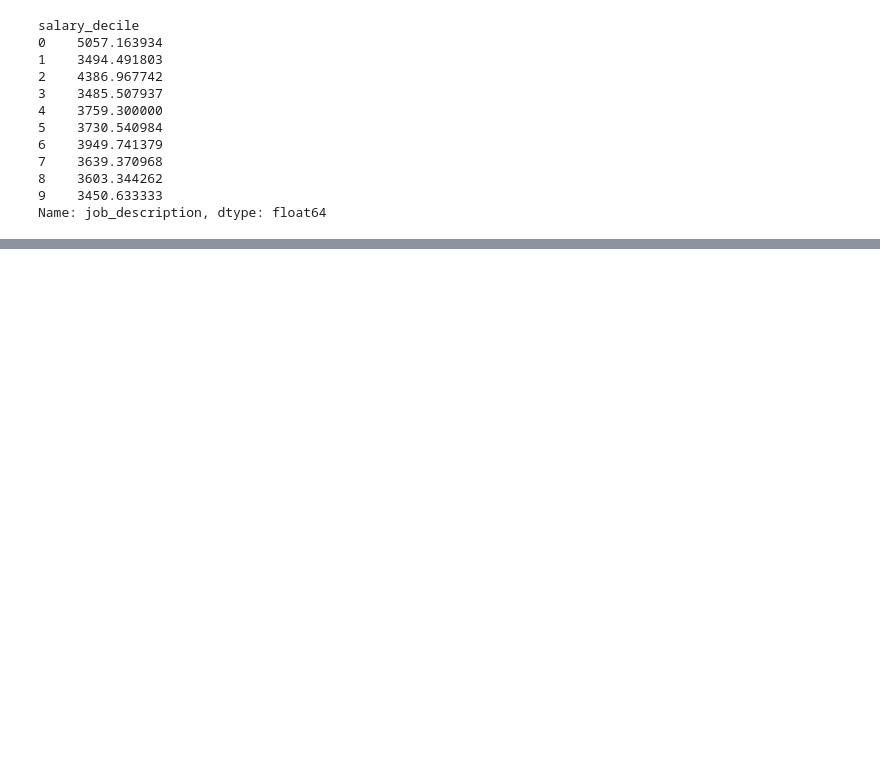
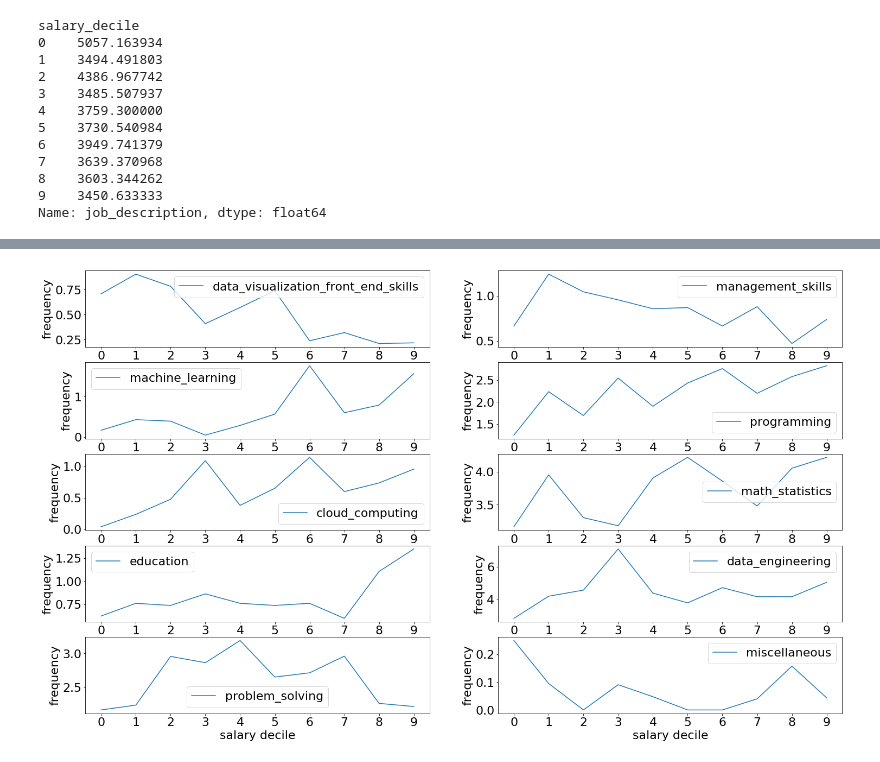
Before and after one commit to michaelfpalmer/level-up, a Jupyter notebook: src/Investigate DS only jobs.ipynb, the cells around one changed output, grey strips where cells are left out. Saved outputs shown, nothing was run; the diff lists cells and outputs as text; code cells hidden in the pictures; blank space fills up the shorter version.

```diff
--- a/src/Investigate DS only jobs.ipynb
+++ b/src/Investigate DS only jobs.ipynb
@@ -886,0 +798,6 @@ bottom_decile['job_description'][191]
+# %%
+###given i have above average math skills how do i grow as a data scientist?
+###find postings requiring > avg math skills
+###what is skill/salary distribution of those positions
+filtered_df = dfclean[dfclean['math_statistics']>1]
+filtered_df['salary_decile'] = pd.qcut(filtered_df['avg_salary'],10,labels=False)
@@ -886,0 +835,13 @@ bottom_decile['job_description'][191]
+# %%
+fig, axs = plt.subplots(5,2, figsize=(25,15))
+axs = axs.flatten()
+for ax, col in zip(axs,cols):
+    y=filtered_df.groupby('salary_decile').mean()[col]
+    x=y.index
+    ax.plot(x,y)
+    ax.legend([col])
+    ax.set_xticks(range(10))
+    ax.set_xlabel('salary decile')
+    ax.set_ylabel('frequency')
+# %% [output]
+[figure, added]
```
Also changed, not shown: parts of 31 cells of this notebook.
